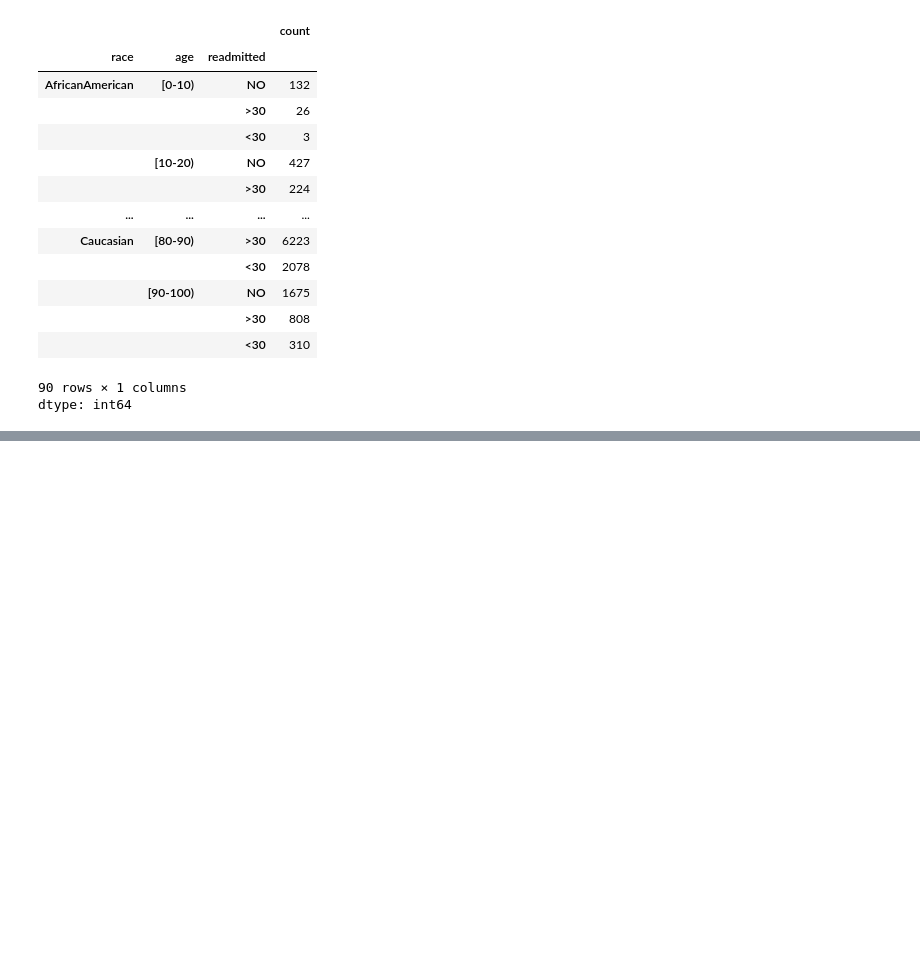
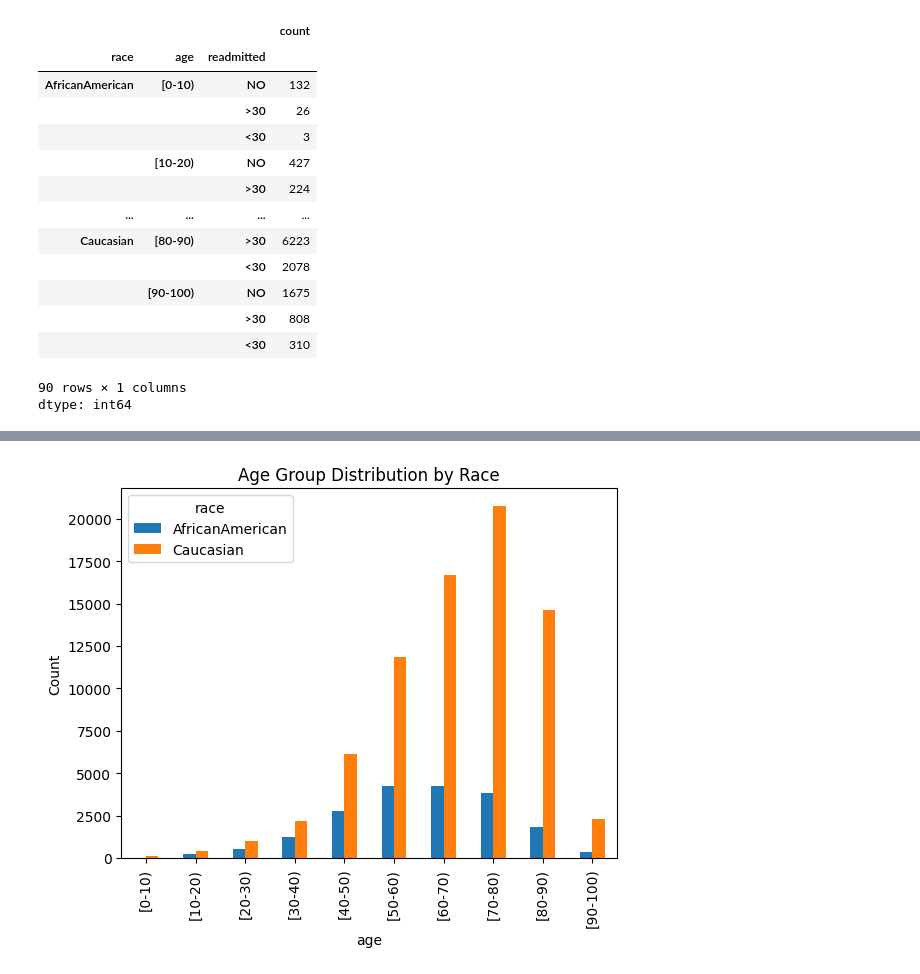
Before and after one commit to dreach329/CUNY_LaGuardia_HF_Analytics_Course, a Jupyter notebook: Python_Project_2_Diabetes.ipynb, the cells around one changed output, grey strips where cells are left out. Saved outputs shown, nothing was run; the diff lists cells and outputs as text; code cells hidden in the pictures; blank space fills up the shorter version.

```diff
--- a/Python_Project_2_Diabetes.ipynb
+++ b/Python_Project_2_Diabetes.ipynb
@@ -139 +169,10 @@ dtype: int64
+# %%
+ct.T.plot(kind='bar')
+
+plt.title('Age Group Distribution by Race')
+plt.ylabel('Count')
+
+plt.show()
+# %% [output]
+[figure, added]
 # %%
```
Also changed, not shown: parts of 4 cells of this notebook.
